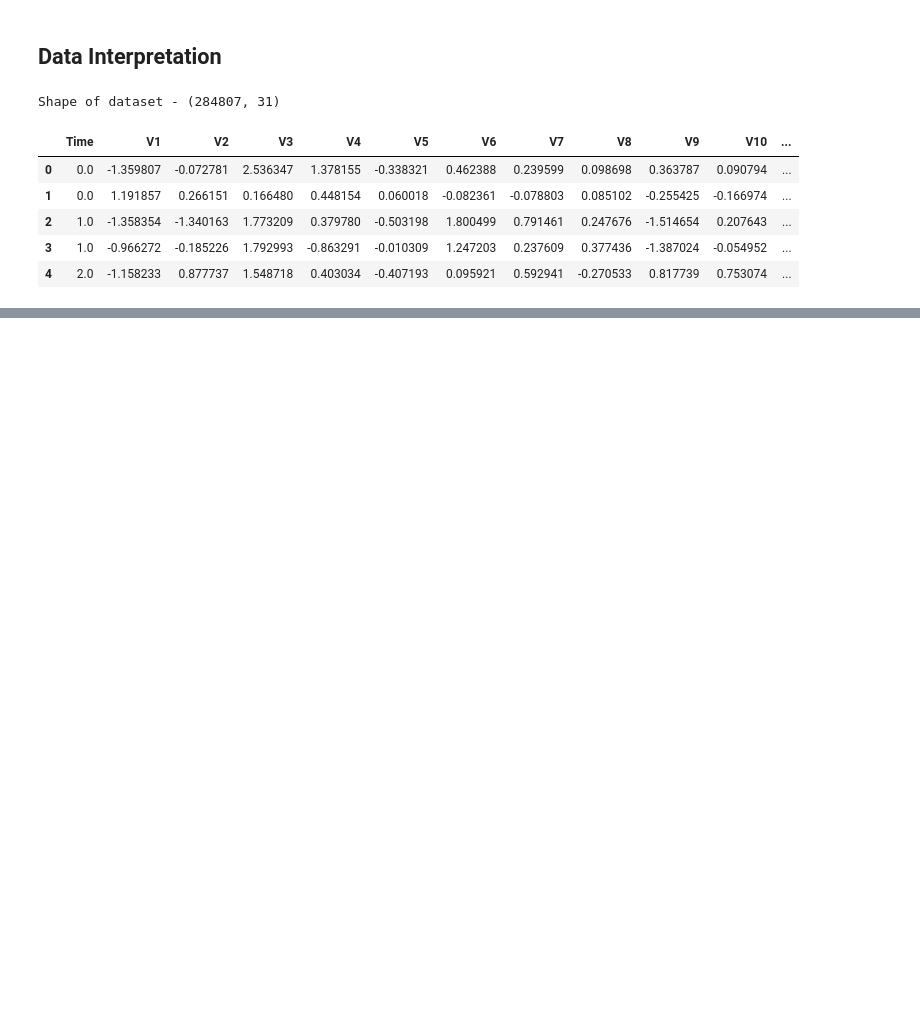
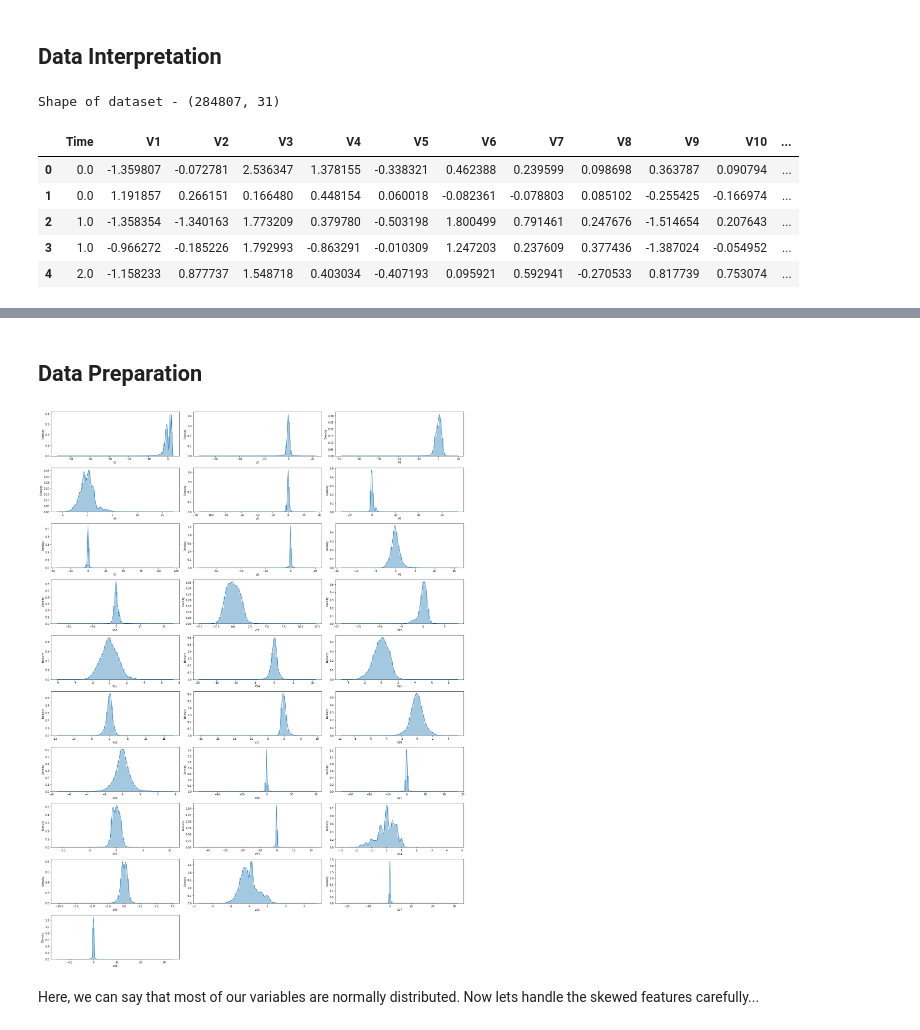
Before and after one commit to Aakash-1996/Credit-card-fraud-detection, a Jupyter notebook: Credit_card_fraud_detection.ipynb, the cells around one changed output, grey strips where cells are left out. Drawn from its saved outputs; the diff is of its cells as text; code cells hidden in the pictures; blank space fills up the shorter version.

```diff
--- a/Credit_card_fraud_detection.ipynb
+++ b/Credit_card_fraud_detection.ipynb
@@ -26,0 +50,3 @@ Shape of dataset - (284807, 31)
+# %%
+# Lets remove some unneccesary columns...
+df.drop(['Time','Amount'],1,inplace=True)
@@ -26,0 +74,19 @@ Shape of dataset - (284807, 31)
+# %% [markdown]
+## Data Preparation
+# %%
+# Lets check the distribution of all variables...
+
+col = df.iloc[:,:-1].columns.tolist()
+n=1
+
+plt.figure(figsize=(23,30))
+for i in range(len(col)):
+  plt.subplot(10,3,n)
+  sns.distplot(df[col[i]])
+  n += 1
+plt.tight_layout()
+plt.show()
+# %% [output]
+[figure, added]
+# %% [markdown]
+Here, we can say that most of our variables are normally distributed. Now lets handle the skewed features carefully...
```
Also changed, not shown: parts of 4 cells of this notebook.
